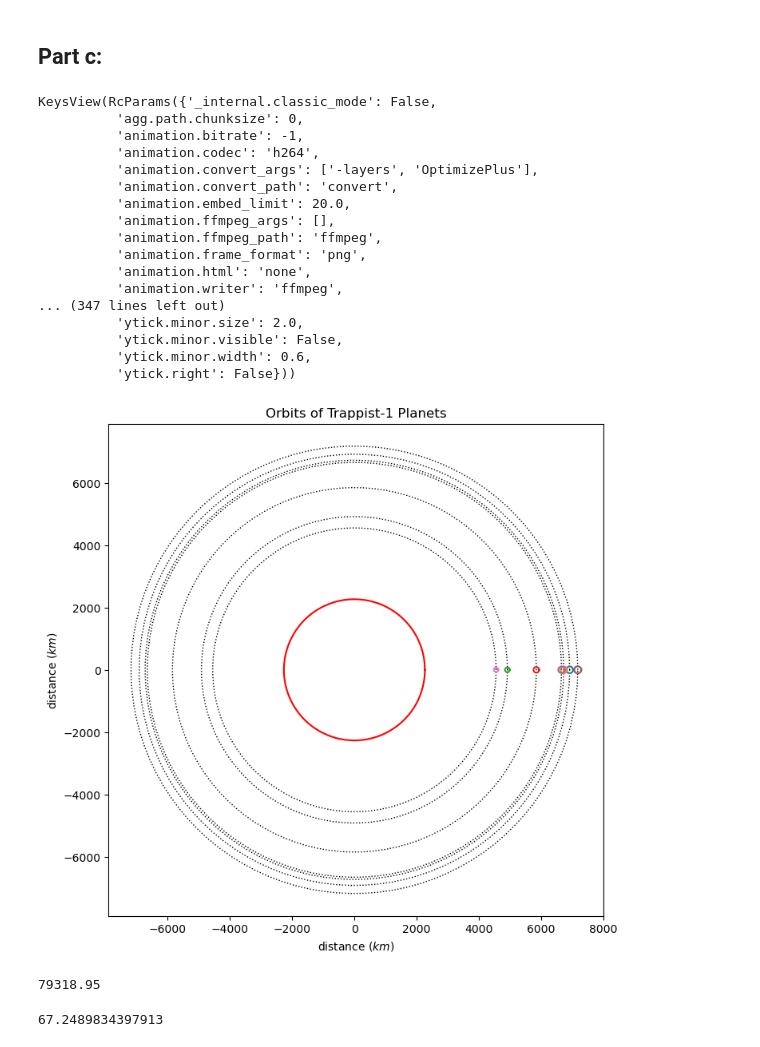
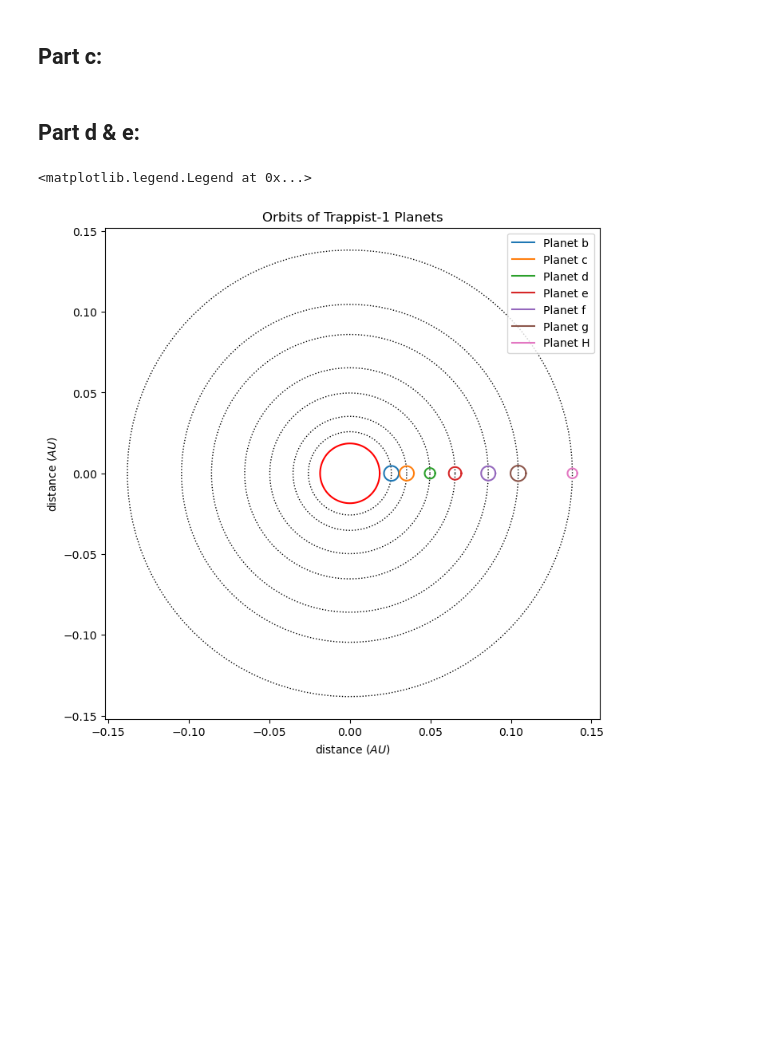
Before and after one commit to zeapsu/phys-40, a Jupyter notebook: labs/lab12.ipynb, the cells around one changed output. Drawn from its saved outputs; the diff is of its cells as text; code cells hidden in the pictures; blank space fills up the shorter version.

```diff
--- a/labs/lab12.ipynb
+++ b/labs/lab12.ipynb
@@ -30,9 +33,9 @@ planetMass = array(data['Planet Mass']) # M_\oplus
 # %% [markdown]
 Note that Planet radius and Planet mass are in terms of $R_\oplus = 6371\;km$, $M_\oplus = 5.972\times 10^{24}\;kg$ respectively
 # %%
-# turn everything into mks units
-planetRadius *= 6371 # in km
-planetRadius
+# turn into mks units
+planetRadiusKm = planetRadius * 6371 # in km
+planetRadiusKm
 # %% [output]
 array([6918.906, 6727.776, 4918.412, 5848.578, 6657.695, 7180.117,
        4555.265])
@@ -47,11 +50,11 @@ array([4.717880e+24, 9.734360e+24, 1.970760e+24, 1.433280e+24,
 # %%
 # Kepler's third law
 # returns the semi-major axis length 'a' of ea planet's orbit in AU
-def keplerThirdLaw(orbitalPeriod):
-    return (orbitalPeriod**(2/3))
+def keplerThirdLaw(P):
+    return (P**(2/3))
 
-semiMajorAxisLength = keplerThirdLaw(orbitalPeriods) # in AU
-semiMajorAxisLength
+a = keplerThirdLaw(orbitalPeriodsYears) # in AU
+a
 # %% [output]
 array([0.02576897, 0.03529382, 0.04972356, 0.06533423, 0.08596788,
        0.10458036, 0.13820559])
@@ -70,23 +73,3 @@ Planet g: semi-major axis = 0.105 AU = 1.57e+07 km
 Planet H: semi-major axis = 0.138 AU = 2.07e+07 km
 # %% [markdown]
 ## Part c:
-# %%
-rcParams.keys()
-# %% [output]
-KeysView(RcParams({'_internal.classic_mode': False,
-          'agg.path.chunksize': 0,
-          'animation.bitrate': -1,
-          'animation.codec': 'h264',
-          'animation.convert_args': ['-layers', 'OptimizePlus'],
-          'animation.convert_path': 'convert',
-          'animation.embed_limit': 20.0,
-          'animation.ffmpeg_args': [],
-          'animation.ffmpeg_path': 'ffmpeg',
-          'animation.frame_format': 'png',
-          'animation.html': 'none',
-          'animation.writer': 'ffmpeg',
-... (347 lines left out)
-          'ytick.minor.size': 2.0,
-          'ytick.minor.visible': False,
-          'ytick.minor.width': 0.6,
-          'ytick.right': False}))
@@ -93,43 +82,36 @@ KeysView(RcParams({'_internal.classic_mode': False,
+# %% [markdown]
+## Part d & e:
 # %%
-
-def drawOrbit(x0: int, y0: int, r: float, numPoints = 100) -> (float, float):
-    theta = linspace(0, 2*pi , numPoints)
-    x = r * cos(theta) + x0
-    y = r * sin(theta) + y0
-    return x, y
 
 fig = figure(figsize=(8, 8))
 ax = fig.add_subplot(111)
 # rcParams['lines.markersize'] = 1
 
 # plot information
 title("Orbits of Trappist-1 Planets")
-xlabel('distance ($km$)')
-ylabel('distance ($km$)')
+xlabel('distance ($AU$)')
+ylabel('distance ($AU$)')
 
 # plot the orbit for each planet
-for radius in planetRadius:
-    # print(f'Radius is {radius:.3} km')
-    x, y = drawOrbit(0, 0, radius)
-    plot(x, y, linestyle='dotted', linewidth=1, color='k', label=f'$x^2 + y^2 = {radius:.3}^2$')
+for distance in a:
+    x, y = drawOrbit(0, 0, distance)
+    plot(x, y, linestyle='dotted', linewidth=1, color='k')
 
-starRadius = (12.45 * earthRadius) / 35
+# convert star radius from earth radii to AU and scale by 35
+starRadius = (12.45 * earthRadius / au) * 35
 x, y = drawOrbit(0, 0, starRadius)
-plot(x, y, 'r-', label=f'$x^2 + y^2 = {starRadius:.3}^2$')
+plot(x, y, 'r-')
 autoscale(axis='y')
 
+# convert planet radius from km to AU and scale by 100
+l = (planetRadiusKm / au) * 100
+
 # draw a circle to represent planet in each orbit
+for idx, distance in enumerate(a):
+    x, y = drawOrbit(distance, 0, l[idx])
+    plot(x, y, '-', label=f'Planet {planets[idx]}')
 
-for radius in planetRadius:
-    x, y = drawOrbit(radius, 0, (radius / earthRadius) * 100)
-    plot(x, y, '-', label=f'$x^2 + y^2 = {radius:.3}^2$')
+legend()
 # %% [output]
+<matplotlib.legend.Legend at 0x...>
-[figure, old version]
+[figure, new version]
-# %%
-starRadius
-# %% [output]
-79318.95
-# %%
-semiMajorAxisLength[0]
-# %% [output]
-67.2489834397913
```
Also changed, not shown: parts of 10 cells of this notebook.
